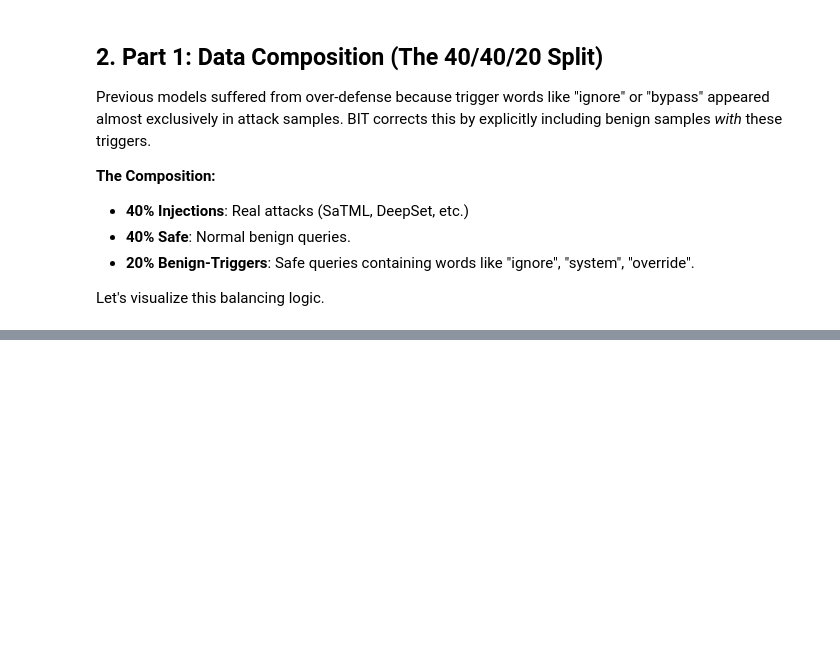
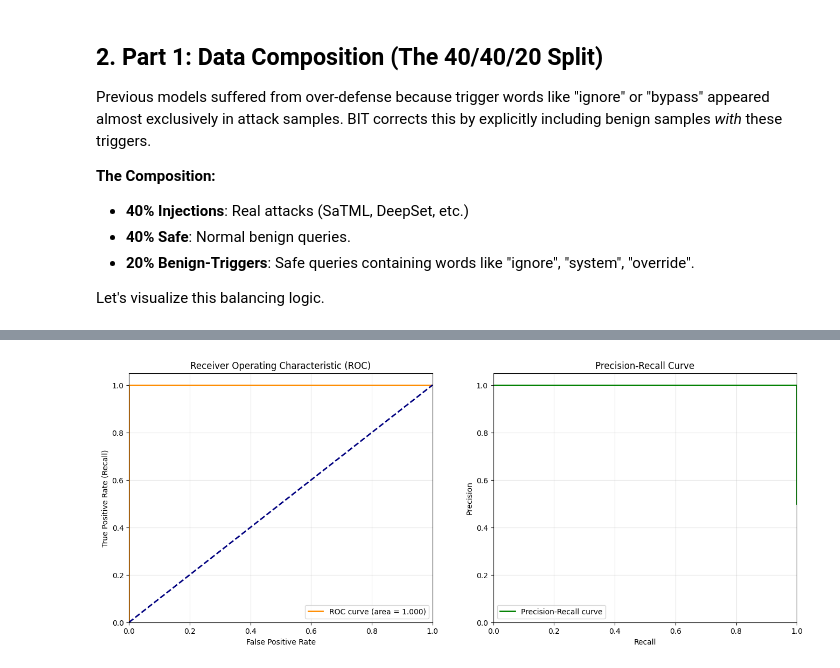
Before and after one commit to goodwiins/prompt-injection-defense, a Jupyter notebook: bit_demonstration.ipynb, the cells around one changed output, grey strips where cells are left out. Saved outputs shown, nothing was run; the diff lists cells and outputs as text; code cells hidden in the pictures; blank space fills up the shorter version.

```diff
--- a/bit_demonstration.ipynb
+++ b/bit_demonstration.ipynb
@@ -113,19 +247,3 @@ By optimizing on the validation set, we found the ideal operating point at **$\t
 | 0.900 | 93.1% | 1.2% | 95.8% | High precision, lower recall |
 
 This optimization trades a tiny amount of recall for a massive reduction in false positives.
-# %%
-# Load the actual model metadata (if available) or simulate the curve
-try:
-    with open("models/bit_xgboost_model_metadata.json", "r") as f:
-        meta = json.load(f)
-
-    print("Current Model Metadata:")
-    print(f"Model Threshold: {meta.get('threshold'):.3f}")
-    print(f"Test Recall: {meta.get('test_results', {}).get('recall', 0)*100:.1f}%")
-    print(f"NotInject FPR: {meta.get('test_results', {}).get('notinject_fpr', 0)*100:.1f}%")
-
-    # Note: If local metadata differs from paper, we explain why
-    if abs(meta.get('threshold', 0) - 0.764) > 0.05:
-        print("\nNOTE: Local model threshold differs from paper optimal (0.764). The paper results are derived from the 0.764 threshold run.")
-except FileNotFoundError:
-    print("Model metadata not found locally.")
@@ -131,0 +254,45 @@ except FileNotFoundError:
+# %%
+# Simulate Validation Data for curves
+np.random.seed(42)
+n_val = 1000
+y_true = np.concatenate([np.zeros(n_val//2), np.ones(n_val//2)])
+
+# Scores similar to our distribution above
+scores_neg = np.random.beta(2, 15, n_val//2)
+scores_pos = np.random.beta(15, 2, n_val//2)
+y_scores = np.concatenate([scores_neg, scores_pos])
+
+# ROC Curve
+fpr, tpr, thresholds = roc_curve(y_true, y_scores)
+roc_auc = auc(fpr, tpr)
+
+# Precision-Recall Curve
+precision, recall, pr_thresholds = precision_recall_curve(y_true, y_scores)
+
+# Plotting
+fig, (ax1, ax2) = plt.subplots(1, 2, figsize=(16, 6))
+
+# 1. ROC Curve
+ax1.plot(fpr, tpr, color='darkorange', lw=2, label=f'ROC curve (area = {roc_auc:.3f})')
+ax1.plot([0, 1], [0, 1], color='navy', lw=2, linestyle='--')
+ax1.set_xlim([0.0, 1.0])
+ax1.set_ylim([0.0, 1.05])
+ax1.set_xlabel('False Positive Rate')
+ax1.set_ylabel('True Positive Rate (Recall)')
+ax1.set_title('Receiver Operating Characteristic (ROC)')
+ax1.legend(loc="lower right")
+ax1.grid(True, alpha=0.3)
+
+# 2. Precision-Recall Curve
+ax2.plot(recall, precision, color='green', lw=2, label='Precision-Recall curve')
+ax2.set_xlim([0.0, 1.0])
+ax2.set_ylim([0.0, 1.05])
+ax2.set_xlabel('Recall')
+ax2.set_ylabel('Precision')
+ax2.set_title('Precision-Recall Curve')
+ax2.legend(loc="lower left")
+ax2.grid(True, alpha=0.3)
+
+plt.show()
+# %% [output]
+[figure, added]
```
Also changed, not shown: parts of 17 cells of this notebook, 2 other files.
